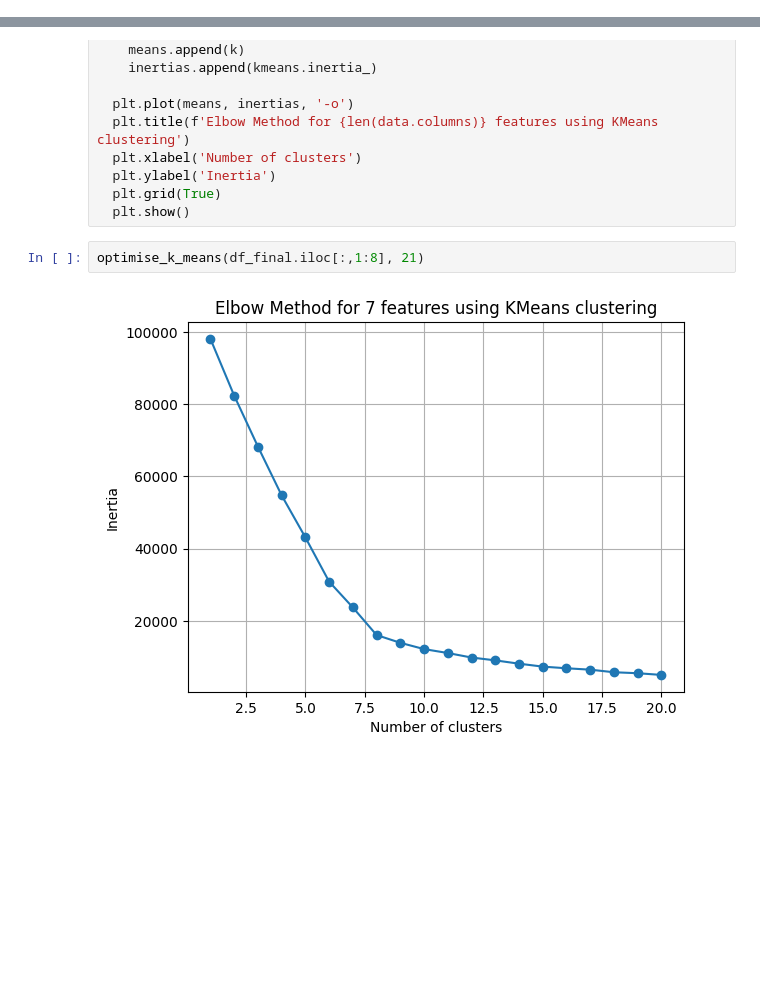
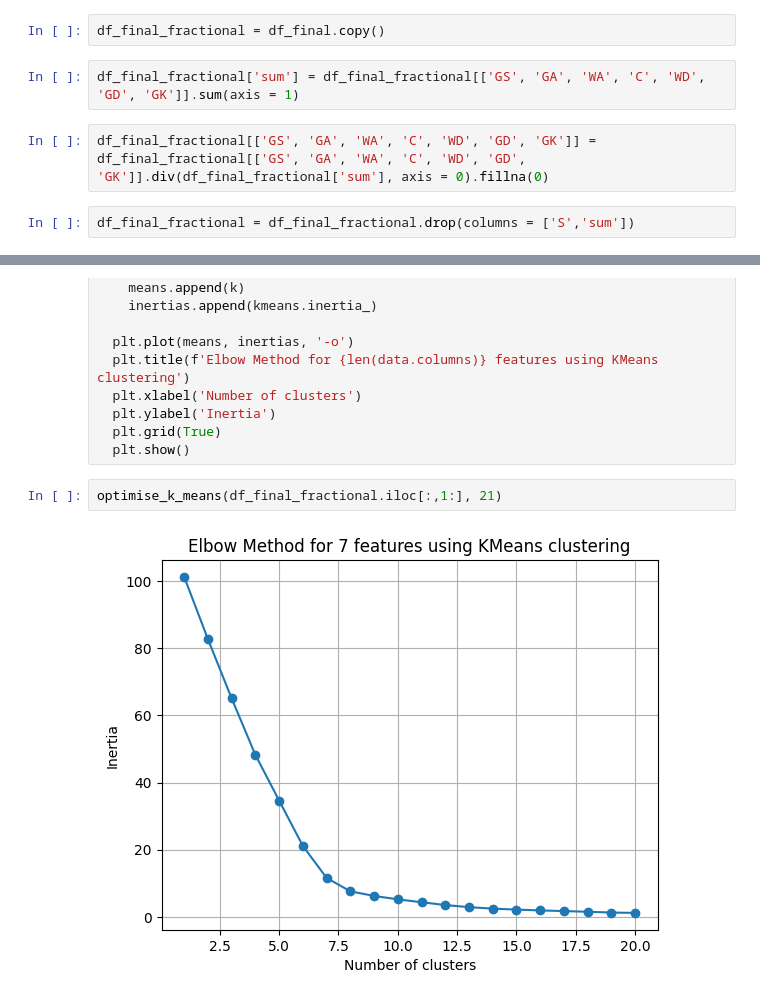
Before and after one commit to HimalKarkal/netball-analysis, a Jupyter notebook: Player_Classifier.ipynb, the cells around one changed output, grey strips where cells are left out. Drawn from its saved outputs; the diff is of its cells as text; blank space fills up the shorter version.

```diff
--- a/Player_Classifier.ipynb
+++ b/Player_Classifier.ipynb
@@ -53,3 +60,11 @@ df_final.head()
 | 2 | 1001357 | 42.90 | 10.28 | 0.0 | 0.0 | 0.0 | 0.0 | 0.0 | 5.00 |
 | 3 | 1014128 | 7.36 | 0.00 | 0.0 | 0.0 | 0.0 | 0.0 | 0.0 | 23.81 |
 | 4 | 1001865 | 35.44 | 0.00 | 0.0 | 0.0 | 0.0 | 0.0 | 0.0 | 4.56 |
+# %%
+df_final_fractional = df_final.copy()
+# %%
+df_final_fractional['sum'] = df_final_fractional[['GS', 'GA', 'WA', 'C', 'WD', 'GD', 'GK']].sum(axis = 1)
+# %%
+df_final_fractional[['GS', 'GA', 'WA', 'C', 'WD', 'GD', 'GK']] = df_final_fractional[['GS', 'GA', 'WA', 'C', 'WD', 'GD', 'GK']].div(df_final_fractional['sum'], axis = 0).fillna(0)
+# %%
+df_final_fractional = df_final_fractional.drop(columns = ['S','sum'])
@@ -93,9 +116,9 @@ def optimise_k_means(data, max_k):
   plt.grid(True)
   plt.show()
 # %%
-optimise_k_means(df_final.iloc[:,1:8], 21)
+optimise_k_means(df_final_fractional.iloc[:,1:], 21)
 # %% [output]
-[figure, old version]
+[figure, new version]
 # %%
 # Applying KMeans clustring to data with number of clusters == 10
 
```
Also changed, not shown: parts of 5 cells of this notebook.
